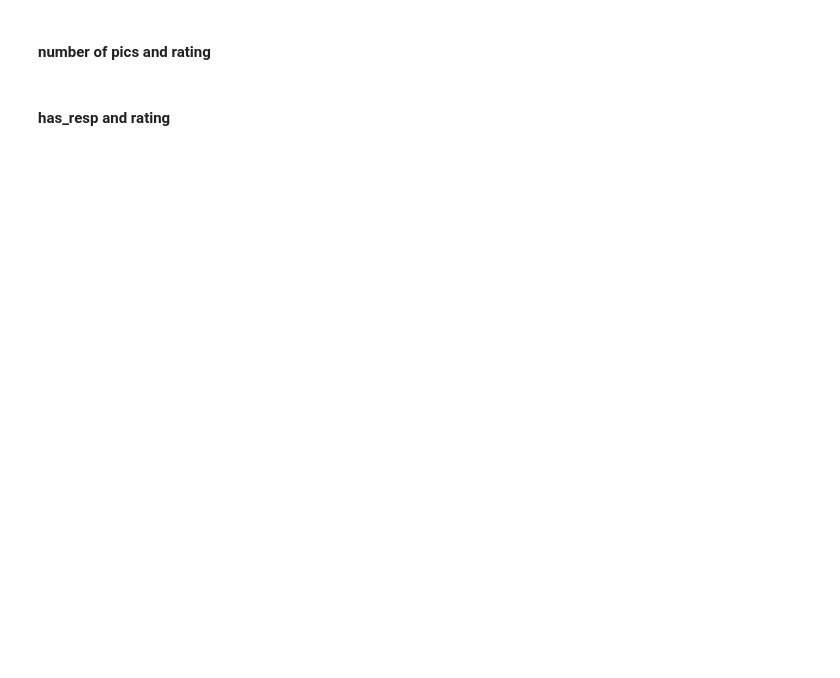
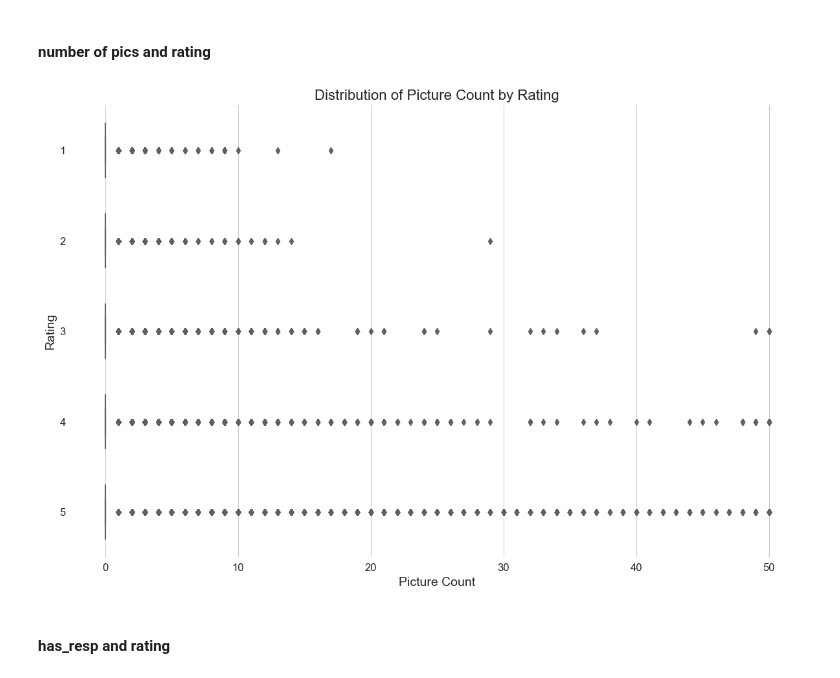
Before and after one commit to SkywingsWang/Masters-Degree-Dissertation, a Jupyter notebook: dissertation.ipynb, the cells around one changed output. Saved outputs shown, nothing was run; the diff lists cells and outputs as text; code cells hidden in the pictures; blank space fills up the shorter version.

```diff
--- a/dissertation.ipynb
+++ b/dissertation.ipynb
@@ -517,3 +512,28 @@ plt.show()
+# %%
+# Set the style to make it more aesthetically pleasing
+sns.set_style("whitegrid")
+
+# Create a larger and more legible plot
+plt.figure(figsize=(12, 8))
+
+# Create a boxplot using seaborn for better control over the visuals
+sns.boxplot(x='num_pics', y='rating', data=data_modified, palette="coolwarm", width=0.6, orient="h")
+
+# Customize plot details
+plt.title('Distribution of Picture Count by Rating', fontsize=16)
+plt.xlabel('Picture Count', fontsize=14)
+plt.ylabel('Rating', fontsize=14)
+plt.xticks(fontsize=12)
+plt.yticks(fontsize=12)
+
+# Remove any redundant elements
+sns.despine(left=True, bottom=True)
+
+# Show the plot
+plt.tight_layout()
+plt.show()
+# %% [output]
+[figure, added]
 # %% [markdown]
 #### has_resp and rating
 # %%
```
Also changed, not shown: parts of 59 cells of this notebook.
